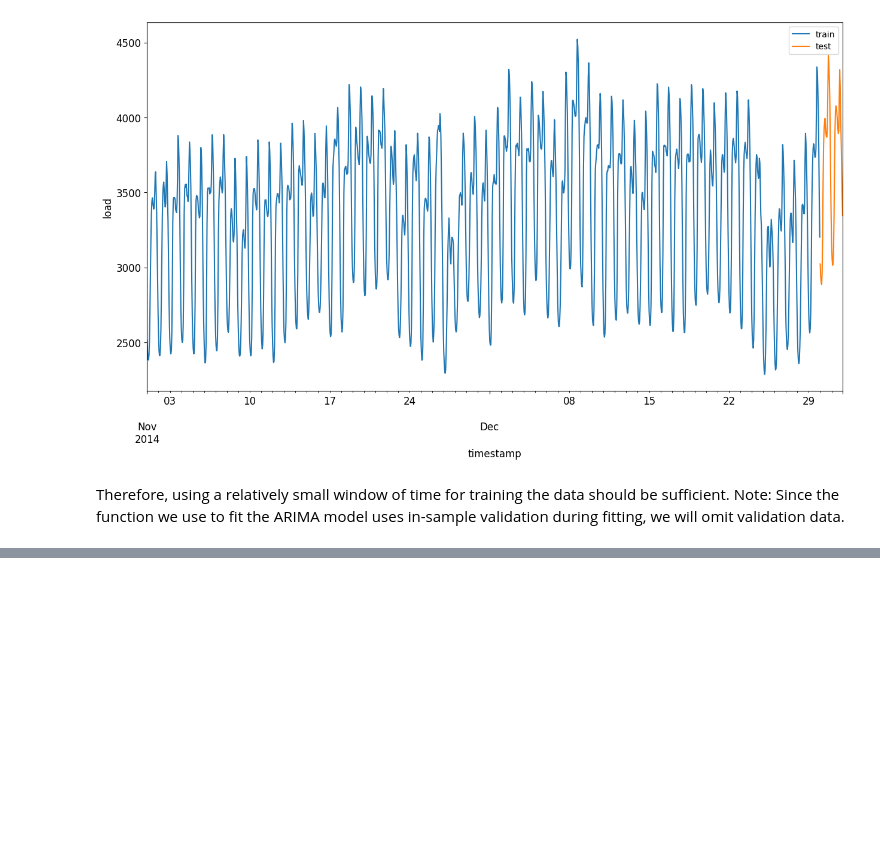
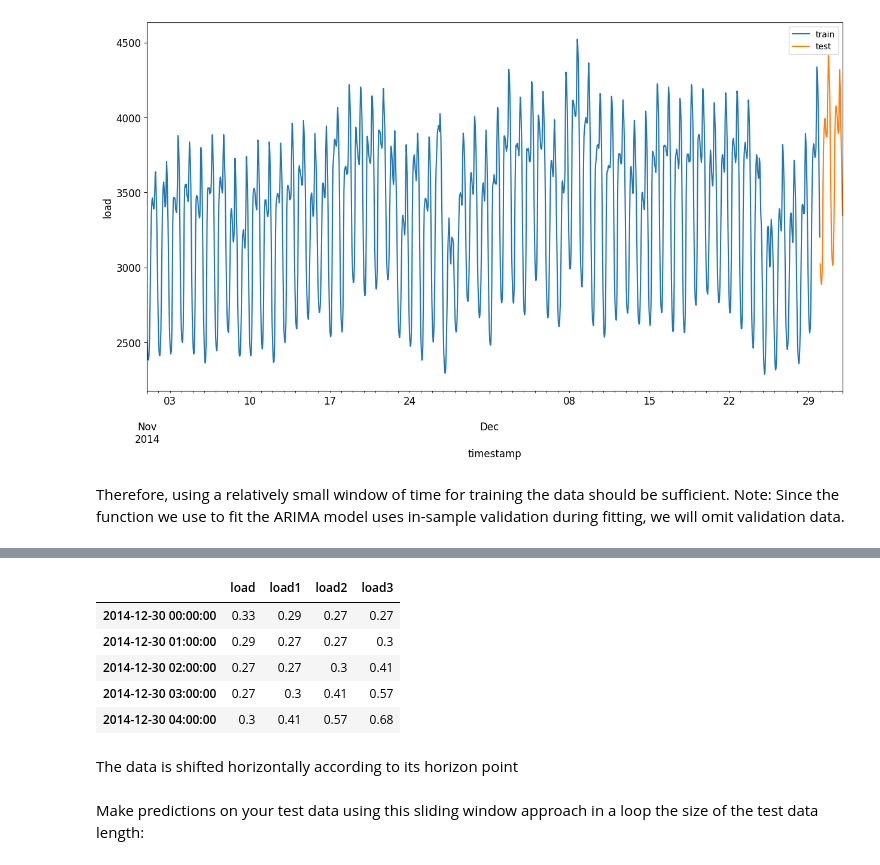
Before and after one commit to AmandaVP23/microsoft-ML-for-beginners, a Jupyter notebook: 7-time-series/2-arima.ipynb, the cells around one changed output, grey strips where cells are left out. Saved outputs shown, nothing was run; the diff lists cells and outputs as text; code cells hidden in the pictures; blank space fills up the shorter version.

```diff
--- a/7-time-series/2-arima.ipynb
+++ b/7-time-series/2-arima.ipynb
@@ -68,0 +109,4 @@ Note: Since the function we use to fit the ARIMA model uses in-sample validation
+# %%
+# scale the test data
+test['load'] = scaler.transform(test)
+test.head()
@@ -68,0 +136,5 @@ Note: Since the function we use to fit the ARIMA model uses in-sample validation
+# %%
+# Setting the preferred horizon value. Try 3 hours
+# Specify the numbers of steps to forecast ahead
+HORIZON = 3
+print('Forecasting horizon: ', HORIZON, ' hours')
@@ -68,0 +184,21 @@ Note: Since the function we use to fit the ARIMA model uses in-sample validation
+# %%
+# Create a test data point for each HORIZON step
+
+test_shifted = test.copy()
+
+for t in range(1, HORIZON + 1):
+    test_shifted['load' + str(t)] = test_shifted['load'].shift(-t, freq='H')
+
+test_shifted = test_shifted.dropna(how='any')
+test_shifted.head(5)
+# %% [output]
+|  | load | load1 | load2 | load3 |
+| 2014-12-30 00:00:00 | 0.33 | 0.29 | 0.27 | 0.27 |
+| 2014-12-30 01:00:00 | 0.29 | 0.27 | 0.27 | 0.3 |
+| 2014-12-30 02:00:00 | 0.27 | 0.27 | 0.3 | 0.41 |
+| 2014-12-30 03:00:00 | 0.27 | 0.3 | 0.41 | 0.57 |
+| 2014-12-30 04:00:00 | 0.3 | 0.41 | 0.57 | 0.68 |
+# %% [markdown]
+The data is shifted horizontally according to its horizon point
+# %% [markdown]
+Make predictions on your test data using this sliding window approach in a loop the size of the test data length:
```
Also changed, not shown: parts of 13 cells of this notebook.
